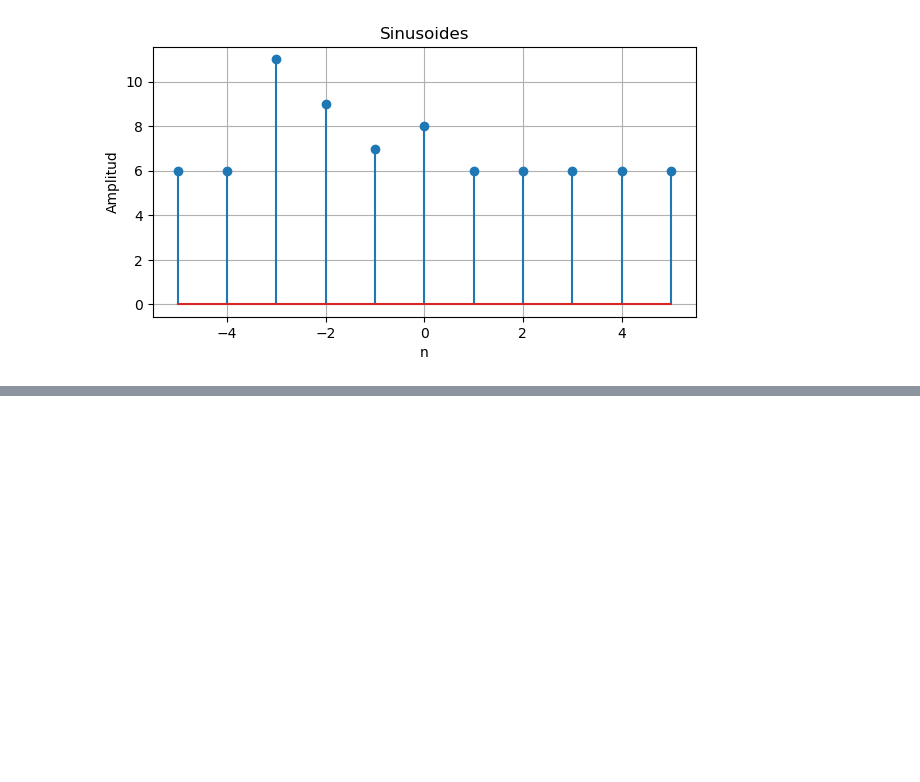
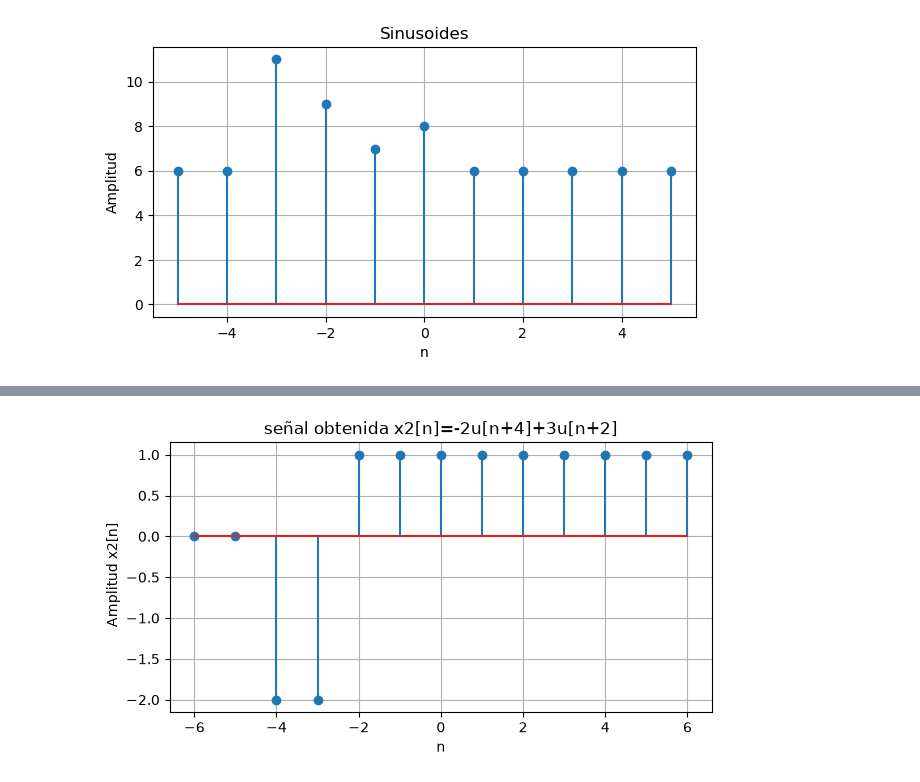
Before and after one commit to manuelahernandezb-ai/Biose-ales-Manuela_Hernandez, a Jupyter notebook: Practica_01_Python.ipynb, the cells around one changed output, grey strips where cells are left out. Saved outputs shown, nothing was run; the diff lists cells and outputs as text; code cells hidden in the pictures; blank space fills up the shorter version.

```diff
--- a/Practica_01_Python.ipynb
+++ b/Practica_01_Python.ipynb
@@ -252,0 +256,19 @@ B. El siguiente sistema arroja una secuencia definida entre −6≤𝑛≤6.
+# %%
+def stepseq(n0,n1,n2):   #funcion para general escalon unitario desplazado u(n-n0) entre n1 y n2
+    n=np.arange (n1,n2+1) #tomar indices desde n1 hasta n2 tambien incluido (+1)
+    x= (n>=n0).astype(int)
+    return x,n
+n1,n2=-6,6  # valores de rango que se piden
+# teneos un adelanto de 4 porterior a un multiplicador de -2 ´por lo cual es un desplazamiento de 4 teniendo -2u(n+4)
+A_sup,n = stepseq(-4,n1,n2) # calculo de escalon de la rama superior (adelanto de 4) asigna el resultado a A_sup donde n0=-4 y el vestor de tiempo se añade a n
+A_inf,_ = stepseq(-2,n1,n2)
+x2= -2*A_sup + 3 *A_inf  # la rama de amplitud de 4 (superior) esta en una  multiplicacion por -2 y la de abajo por 3, porteior a esto las dos se suman
+plt.figure(figsize=(7,3.5))
+plt.stem(n, x2,)
+plt.title("señal obtenida x2[n]=-2u[n+4]+3u[n+2]")
+plt.xlabel("n")
+plt.ylabel(" Amplitud x2[n]")
+plt.grid()
+plt.show()
+# %% [output]
+[figure, added]
```
Also changed, not shown: parts of 16 cells of this notebook, 1 other file.
